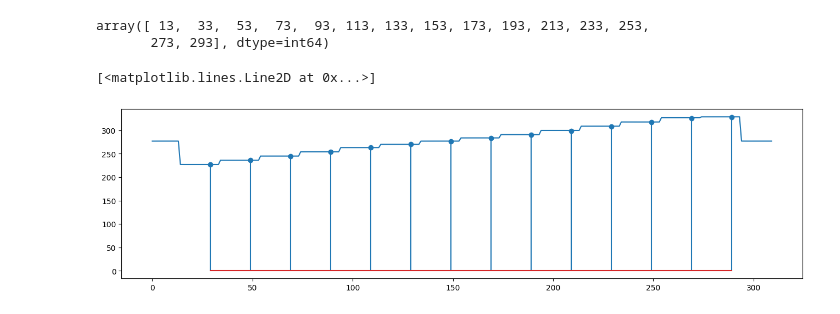
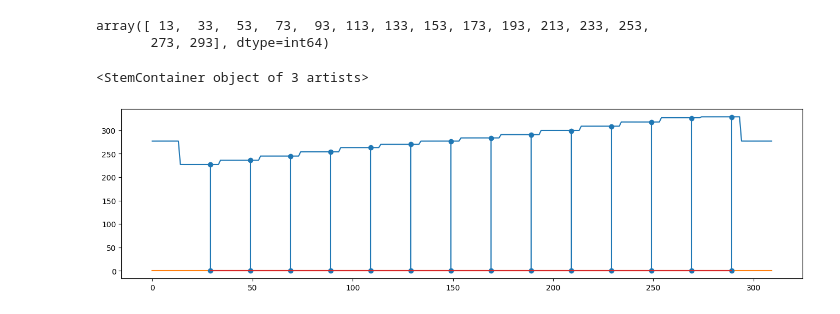
Before and after one commit to elco5/pandas, a Jupyter notebook: wt_viewer.ipynb, the cells around one changed output. Cells and saved outputs as stored; diff of their text form; code cells hidden in the pictures.

Commit message:
got final volt var values from data

```diff
--- a/wt_viewer.ipynb
+++ b/wt_viewer.ipynb
@@ -104,11 +86,14 @@ array([ 13,  33,  53,  73,  93, 113, 133, 153, 173, 193, 213, 233, 253,
 # %%
 from Numpy_utils import get_step_values
 cp = get_change_points(vs)
-vals,idxs = get_step_values(vs,cp)
+v_idxs, v_vals = get_step_values(vs,cp)
+q_idxs, q_vals = get_step_values(vq,cp)
 # %%
 plt.figure(figsize=(16,4))
-plt.stem(idxs,vals)
 plt.plot(vs)
+plt.stem(v_idxs,v_vals)
+plt.plot(vq)
+plt.stem(q_idxs,q_vals)
 # %% [output]
-[<matplotlib.lines.Line2D at 0x...>]
+<StemContainer object of 3 artists>
-[figure, old version]
+[figure, new version]
```
Also changed, not shown: parts of 2 cells of this notebook, 1 other file.
